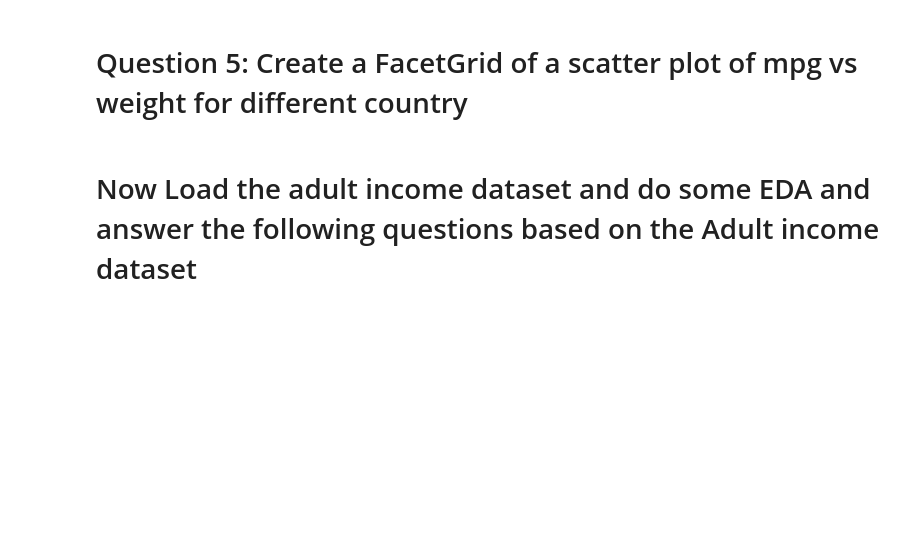
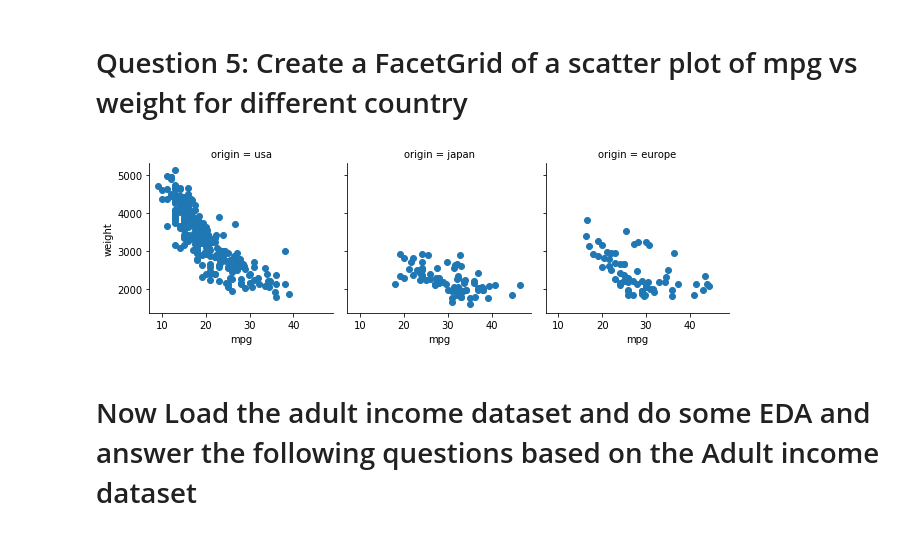
Before and after one commit to JazmynFuller/DataAnalytics, a Jupyter notebook: HW2.ipynb, the cells around one changed output. Saved outputs shown, nothing was run; the diff lists cells and outputs as text; code cells hidden in the pictures; blank space fills up the shorter version.

```diff
--- a/HW2.ipynb
+++ b/HW2.ipynb
@@ -72,8 +72,8 @@ sns.boxplot(x=mpg['cylinders']);
 ### Removing outliers
 # %%
 mpg = mpg[mpg.mpg  < 90]
-mpg = mpg[mpg.weight < 20000 ]
-mpg = mpg[mpg.horsepower < 400 ]
+mpg = mpg[mpg.weight < 10000 ]
+mpg = mpg[mpg.cylinders < 20 ]
 mpg.shape
 # %% [output]
 (402, 9)
@@ -107,3 +105,8 @@ sns.pairplot(mpg);
+# %%
+g = sns.FacetGrid(mpg, col='origin')
+g.map(plt.scatter, 'mpg', 'weight');
+# %% [output]
+[figure, added]
 # %% [markdown]
 # Now Load the adult income dataset and do some EDA and answer the following questions based on the Adult income dataset
 # %%
```
Also changed, not shown: parts of 11 cells of this notebook.
